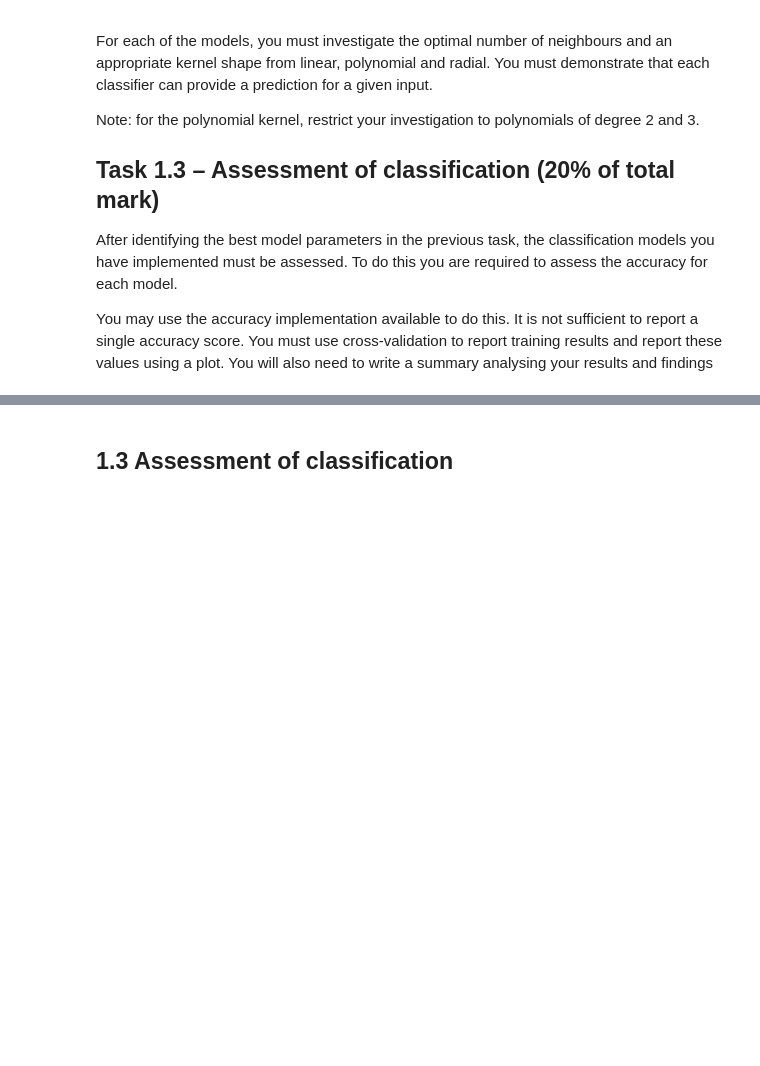
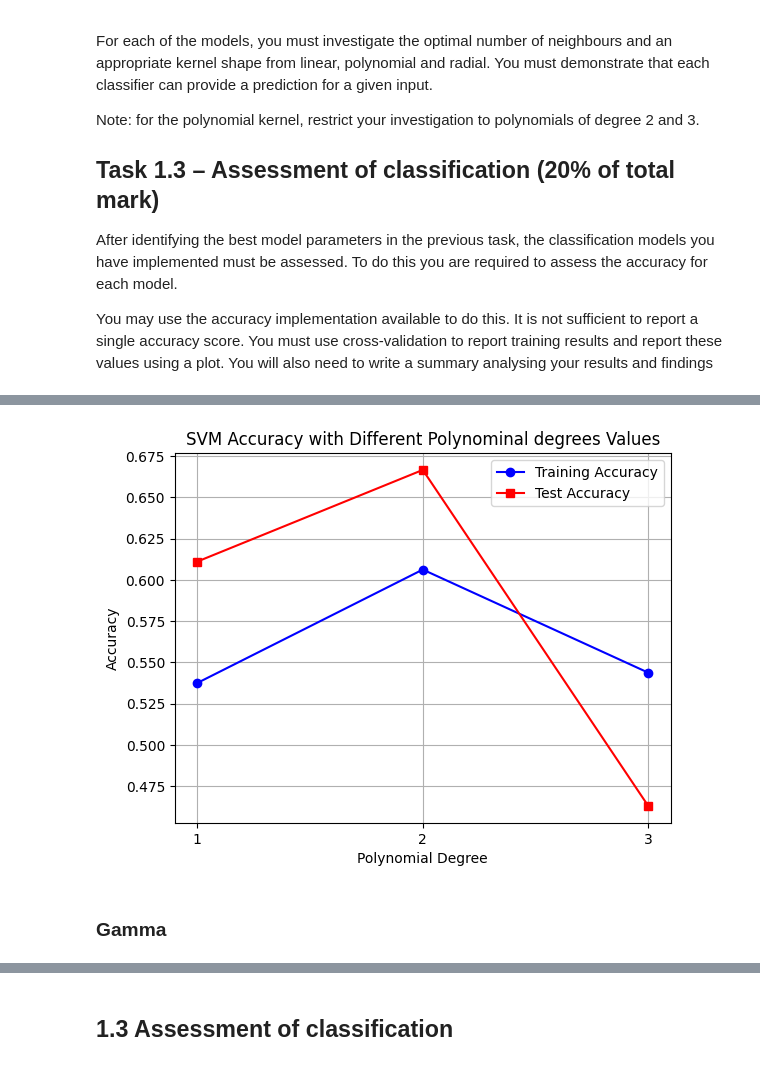
Before and after one commit to MxFrgsn/COMP2002_CW2, a Jupyter notebook: COMP2002.ipynb, the cells around one changed output, grey strips where cells are left out. Saved outputs shown, nothing was run; the diff lists cells and outputs as text; code cells hidden in the pictures; blank space fills up the shorter version.

```diff
--- a/COMP2002.ipynb
+++ b/COMP2002.ipynb
@@ -93,4 +151,10 @@ x_train,x_test,t_train,t_test = train_test_split (compressed,targets, random_sta
 # %%
-svm_classifier = SVC(kernel="poly", degree= 3, gamma=2.35).fit(x_train,t_train) # a gamma value any higher than 2.35 no increase in accuracy
-y_train = svm_classifier.predict(x_train)
-y_test = svm_classifier.predict(x_test)
+degree_range = range(1,4)
+training_scores = []
+test_scores = []
+for d in degree_range:
+    svm_classifier = SVC(kernel="poly", degree= d, gamma='auto').fit(x_train,t_train)
+    y_train = svm_classifier.predict(x_train)
+    y_test = svm_classifier.predict(x_test)
+    training_scores.append(accuracy_score(t_train,y_train))
+    test_scores.append(accuracy_score(t_test,y_test))
@@ -107,0 +161,16 @@ print (f"{train_accuracy} training accuracy, {test_accuracy} testing accuracy ")
+# %%
+plt.figure()
+plt.xlabel("Polynomial Degree")
+plt.ylabel("Accuracy")
+plt.plot(degree_range, training_scores, marker='o', label='Training Accuracy', color='blue')
+plt.plot(degree_range, test_scores, marker='s', label='Test Accuracy', color='red')
+plt.xticks(np.round(degree_range, 2))
+plt.title("SVM Accuracy with Different Polynominal degrees Values")
+plt.legend()
+plt.grid(True)
+plt.savefig("svm_poly_degree.png", bbox_inches="tight")
+plt.show()
+# %% [output]
+[figure, added]
+# %% [markdown]
+### Gamma
```
Also changed, not shown: parts of 26 cells of this notebook, 7 other files.
